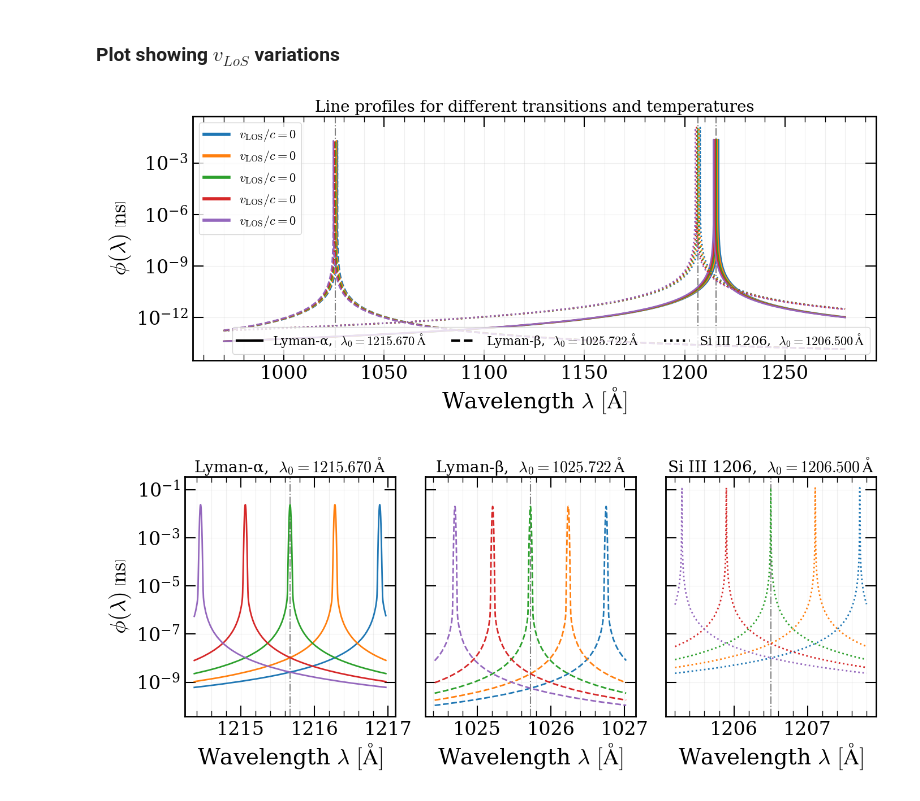
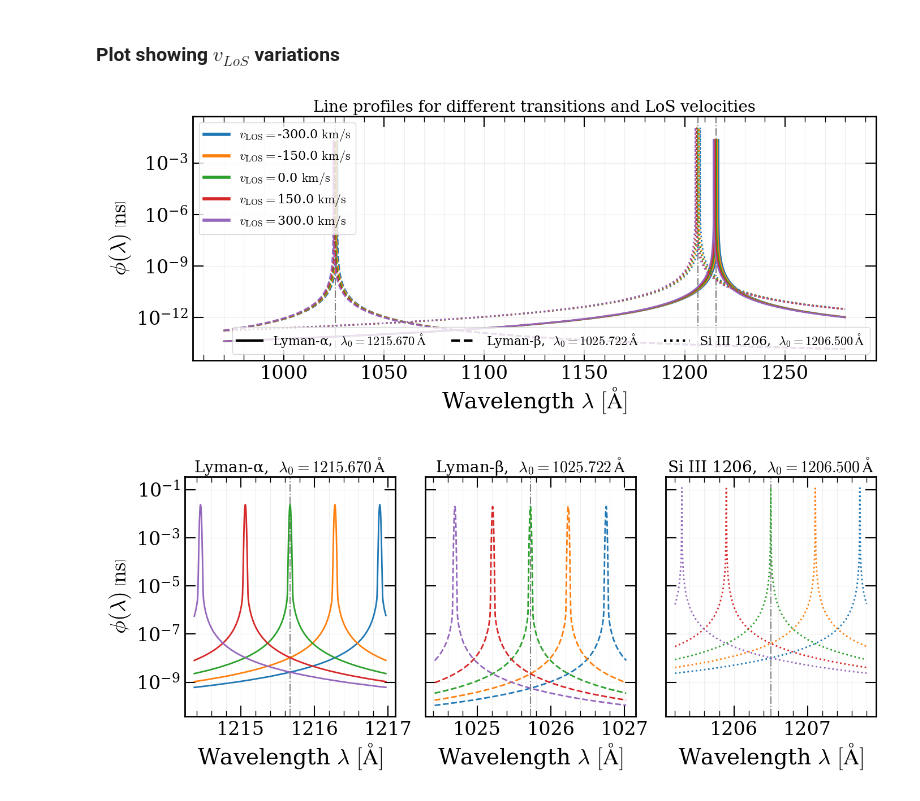
Before and after one commit to daniellopezcano/SkewerJAX, a Jupyter notebook: notebooks/line_profiles.ipynb, the cells around one changed output. Saved outputs shown, nothing was run; the diff lists cells and outputs as text; code cells hidden in the pictures.

Commit message:
UNITS reworked!. Analytical optical depth for radiation domination

```diff
--- a/notebooks/line_profiles.ipynb
+++ b/notebooks/line_profiles.ipynb
@@ -77,7 +77,7 @@ line_bundle = sjx.constants.lines.LineBundle(["HI-LyA", "HI-LyB", "SiIII-1206"])
 # %% [markdown]
 ### Define points to evaluate
 # %%
-quadri_vectors = jnp.array([1.0, L_box/2, L_box/2, L_box/2])[None, :] # single points at the center of the box, with scale_factor (first entry) = 1.0
+quadri_vectors = jnp.array([0.9995, L_box/2, L_box/2, L_box/2])[None, :] # single points at the center of the box, with scale_factor (first entry) = 1.0
 LoS_directions = jnp.array([[0.0, 0.0, 1.0]])                         # line of sight direction is along the z-axis
 scale_factor_obs = jnp.ones(quadri_vectors.shape[0:-1])               # scale factor wrt the observer, here the observer is at the center of the box, a0=1
 # %% [markdown]
@@ -324,6 +336,7 @@ for i_sp, (ax_main, ax_res, line) in enumerate(zip(axes[0], axes[1], line_bundle
             marker="x", color=colors[i_point], s=100, alpha=1.0
         )
         ax_main.axvline(_lambda0, color=colors[i_point], linestyle="-.", linewidth=1.5)
+        ax_res.axvline(_lambda0, color=colors[i_point], linestyle="-.", linewidth=1.5)
 
         ax_main.plot(lam_win, phi_np[i_sp, i_point, mask], color=colors[i_point], linestyle='-', linewidth=2.0, label='SkewerJAX')
         ax_main.plot(lam_win, phi_analytic[i_sp, i_point, mask], color=colors[i_point], linestyle=':', linewidth=4.0, alpha=0.6, label='Analytical')
@@ -372,20 +385,20 @@ plt.show()
 # %% [markdown]
 ### Define the fields to sample
 # %%
-L_box = 1.0
+L_box = 1000.0 # UNITS: [Mpc]
 
 fields = Fields({
     "HI": {
-        "temperature": ScalarField(toy_samplers.temperature_sampler(T0_min=1e0, T0_max=1e6, L_box=L_box)),
-        "velocity": VectorField(toy_samplers.velocity_sampler(v0_min=-0.001, v0_max=0.001, L_box=L_box)),
-        "turbulence": ScalarField(toy_samplers.turbulence_sampler(b_turb=0.0)),
-        "collisional": ScalarField(toy_samplers.collisional_sampler(A_coll=0.0))
+        "temperature": ScalarField(toy_samplers.temperature_sampler(T0_min=1e0, T0_max=1e6, L_box=L_box)), # UNITS: [K]
+        "velocity": VectorField(toy_samplers.velocity_sampler(v0_min=-300.0, v0_max=300.0, L_box=L_box)),  # UNITS: [km/s]
+        "turbulence": ScalarField(toy_samplers.turbulence_sampler(b_turb=0.0)),                            # UNITS: [km/s]
+        "collisional": ScalarField(toy_samplers.collisional_sampler(A_coll=0.0))                           # UNITS: [GHz]
     },
     "SiIII": {
-        "temperature": ScalarField(toy_samplers.temperature_sampler(T0_min=1e0, T0_max=1e6, L_box=L_box)),
-        "velocity": VectorField(toy_samplers.velocity_sampler(v0_min=-0.001, v0_max=0.001, L_box=L_box)),
-        "turbulence": ScalarField(toy_samplers.turbulence_sampler(b_turb=0.0)),
-        "collisional": ScalarField(toy_samplers.collisional_sampler(A_coll=0.0))
+        "temperature": ScalarField(toy_samplers.temperature_sampler(T0_min=1e0, T0_max=1e6, L_box=L_box)), # UNITS: [K]
+        "velocity": VectorField(toy_samplers.velocity_sampler(v0_min=-300.0, v0_max=300.0, L_box=L_box)),  # UNITS: [km/s]
+        "turbulence": ScalarField(toy_samplers.turbulence_sampler(b_turb=0.0)),                            # UNITS: [km/s]
+        "collisional": ScalarField(toy_samplers.collisional_sampler(A_coll=0.0))                           # UNITS: [GHz]
     }
 })
 # %% [markdown]
@@ -458,7 +471,7 @@ ax.set_title("Line profiles for different transitions and temperatures", fontsiz
 # Legend for temperatures (colors)
 temp_handles = []
 for i_sk in range(N_sk):
-    _sampled_T = fields.temperature(points[i_sk])
+    _sampled_T = fields.temperature(quadri_vectors[i_sk])
     lbl = rf"$T = {_sampled_T[0, 0]:.2g}\,\mathrm{{K}}$"
     temp_handles.append(Line2D([0], [0], color=colors[i_sk], lw=4, linestyle="-", label=lbl))
 leg_T = ax.legend(handles=temp_handles, loc="upper left", fontsize=16, ncols=1)
@@ -534,18 +547,17 @@ ax.set_yscale("log")
 ax.set_xlabel(r"Wavelength $\lambda\ [\mathrm{\AA}]$")
 ax.set_ylabel(r"$\phi(\lambda)\; \left[\mathrm{ns}\right]$")
 ax.grid(alpha=0.2, which="both")
-ax.set_title("Line profiles for different transitions and temperatures", fontsize=20)
+ax.set_title("Line profiles for different transitions and LoS velocities", fontsize=20)
 
 # Legend for velocities (colors)
-temp_handles = []
+handles = []
 for i_ppsk in range(N_ppsk):
-    _sampled_fields = fields.sample(points[:, i_ppsk], LoS_directions[:, i_ppsk])
+    _sampled_fields = fields.sample(quadri_vectors[:, i_ppsk], LoS_directions[:, i_ppsk])
     _sampled_vLoS = _sampled_fields['HI']["LoS_velocity"][0]
-    lbl = rf"$v_\mathrm{{LOS}}/c = {_sampled_vLoS:.2g}$"
-    temp_handles.append(Line2D([0], [0], color=colors[i_ppsk], lw=4, linestyle="-", label=lbl))
-leg_T = ax.legend(handles=temp_handles, loc="upper left", fontsize=16, ncols=1)
-ax.add_artist(leg_T)
-
+    lbl = r"$v_\mathrm{{LOS}} = $" + str(round(_sampled_vLoS, 1)) + r" $\mathrm{km/s}$"
+    handles.append(Line2D([0], [0], color=colors[i_ppsk], lw=4, linestyle="-", label=lbl))
+leg = ax.legend(handles=handles, loc="upper left", fontsize=16, ncols=1)
+ax.add_artist(leg)
 
 
 # Legend for lines (linestyles)
@@ -560,32 +572,32 @@ fig.tight_layout()
 plt.show()
 
 
 # Zoom around each line center [Angstrom]
 delta_lambda_A = 1.3   # adjust to taste
 fig, axes = plt.subplots(nrows=1, ncols=line_bundle.n_lines, figsize=(14, 6), sharex=False, sharey=True)
 if line_bundle.n_lines == 1:
     axes = [axes]  # in case N_sp=1, make it iterable
 
 for i_sp, (ax, line) in enumerate(zip(axes, line_bundle.lines)):
     lambda0 = line.lambda0_A
     ax.axvline(lambda0, color="grey", linestyle="-.", linewidth=1.5)
 
     mask = (lambdas_np >= lambda0 - delta_lambda_A) & (lambdas_np <= lambda0 + delta_lambda_A)
     lam_win = lambdas_np[mask]  # (N_lambda_window,)
 
     for i_ppsk in range(N_ppsk):
         profile = phi_np[i_sp, i_sk, i_ppsk, mask]  # (N_lambda_window,)
         ax.plot(lam_win, profile, color=colors[i_ppsk], linestyle=linestyles[i_sp], linewidth=2.0)
 
     # Panel title and scaling
     ax.set_title(rf"{line.name},  $\lambda_0 = {line.lambda0_A:.3f}\,\mathrm{{\AA}}$", fontsize=20)
     ax.set_yscale("log")
     ax.set_xlabel(r"Wavelength $\lambda\ [\mathrm{\AA}]$")
     ax.grid(alpha=0.2, which="both")
 axes[0].set_ylabel(r"$\phi(\lambda)\; \left[\mathrm{ns}\right]$")
 
 fig.tight_layout()
 plt.show()
 # %% [output]
-[figure, old version]
+[figure, new version]
 [figure]
```
Also changed, not shown: parts of 9 cells of this notebook, 7 other files.
